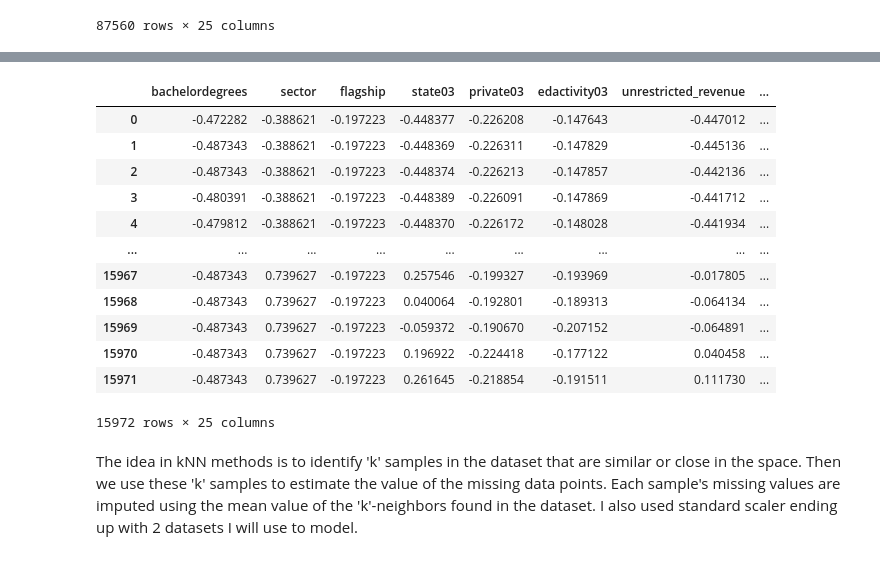
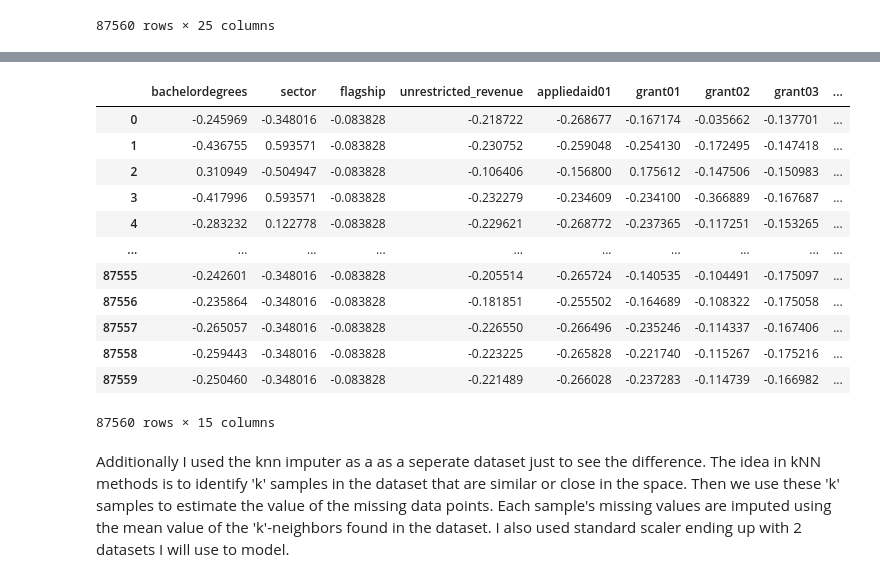
Before and after one commit to Jagac/ML-Repo, a Jupyter notebook: ED256/Analysis.ipynb, the cells around one changed output, grey strips where cells are left out. Cells and saved outputs as stored; diff of their text form; code cells hidden in the pictures.

```diff
--- a/ED256/Analysis.ipynb
+++ b/ED256/Analysis.ipynb
@@ -123,6 +142,11 @@ dtype: int64
 # %%
 # Dropping
-df_subset = df_subset.dropna(subset=['bachelordegrees'],how='all')
-df_subset = df_subset.dropna(subset=['state03'],how='all')
-df_subset.isnull().sum()
+df_subset = df[['bachelordegrees','sector','flagship',
+                'unrestricted_revenue','appliedaid01',
+                'grant01','grant02','grant03','grant07',
+                'institutional_grant_aid',
+               'any_aid_num','loan_num','acadsupp01','studserv01'
+               ,'total_enrollment_amin_tot'
+               ]]
+msno.bar(df_subset)
 # %% [output]
@@ -161,33 +166,35 @@ The standard scaler (z = (x - u) / s) standardizes features by removing the mean
 # %%
+# Implementing Iterative Imputer
 imp = IterativeImputer(max_iter = 30, initial_strategy='median',
                       imputation_order = 'roman',sample_posterior=False)
 df_mice = imp.fit_transform(df_subset)
+# Scaling
 scaler = StandardScaler()
 df_mice = scaler.fit_transform(df_mice)
-df_mice = pd.DataFrame(df_mice, columns = ['bachelordegrees','sector','flagship','state03',
-                'private03','edactivity03','unrestricted_revenue','appliedaid01',
-                'grant01','grant02','grant03','grant05','grant06','grant07',
+# Convert to dataframe
+df_mice = pd.DataFrame(df_mice, columns = ['bachelordegrees','sector','flagship',
+                'unrestricted_revenue','appliedaid01',
+                'grant01','grant02','grant03','grant07',
                 'institutional_grant_aid',
-               'any_aid_num','loan_num','acadsupp01','acadsupp01_fasb','acadsupp02','studserv01',
-               'studserv01_fasb','ftretention_rate','total_enrollment_amin_tot',
-               'dependent1'])
+               'any_aid_num','loan_num','acadsupp01','studserv01'
+               ,'total_enrollment_amin_tot'])
 df_mice
 # %% [output]
-|  | bachelordegrees | sector | flagship | state03 | private03 | edactivity03 | unrestricted_revenue | ... |
-| 0 | -0.472282 | -0.388621 | -0.197223 | -0.448377 | -0.226208 | -0.147643 | -0.447012 | ... |
-| 1 | -0.487343 | -0.388621 | -0.197223 | -0.448369 | -0.226311 | -0.147829 | -0.445136 | ... |
-| 2 | -0.487343 | -0.388621 | -0.197223 | -0.448374 | -0.226213 | -0.147857 | -0.442136 | ... |
-| 3 | -0.480391 | -0.388621 | -0.197223 | -0.448389 | -0.226091 | -0.147869 | -0.441712 | ... |
-| 4 | -0.479812 | -0.388621 | -0.197223 | -0.448370 | -0.226172 | -0.148028 | -0.441934 | ... |
-| ... | ... | ... | ... | ... | ... | ... | ... | ... |
-| 15967 | -0.487343 | 0.739627 | -0.197223 | 0.257546 | -0.199327 | -0.193969 | -0.017805 | ... |
-| 15968 | -0.487343 | 0.739627 | -0.197223 | 0.040064 | -0.192801 | -0.189313 | -0.064134 | ... |
-| 15969 | -0.487343 | 0.739627 | -0.197223 | -0.059372 | -0.190670 | -0.207152 | -0.064891 | ... |
-| 15970 | -0.487343 | 0.739627 | -0.197223 | 0.196922 | -0.224418 | -0.177122 | 0.040458 | ... |
-| 15971 | -0.487343 | 0.739627 | -0.197223 | 0.261645 | -0.218854 | -0.191511 | 0.111730 | ... |
+|  | bachelordegrees | sector | flagship | unrestricted_revenue | appliedaid01 | grant01 | grant02 | grant03 | ... |
+| 0 | -0.245969 | -0.348016 | -0.083828 | -0.218722 | -0.268677 | -0.167174 | -0.035662 | -0.137701 | ... |
+| 1 | -0.436755 | 0.593571 | -0.083828 | -0.230752 | -0.259048 | -0.254130 | -0.172495 | -0.147418 | ... |
+| 2 | 0.310949 | -0.504947 | -0.083828 | -0.106406 | -0.156800 | 0.175612 | -0.147506 | -0.150983 | ... |
+| 3 | -0.417996 | 0.593571 | -0.083828 | -0.232279 | -0.234609 | -0.234100 | -0.366889 | -0.167687 | ... |
+| 4 | -0.283232 | 0.122778 | -0.083828 | -0.229621 | -0.268772 | -0.237365 | -0.117251 | -0.153265 | ... |
+| ... | ... | ... | ... | ... | ... | ... | ... | ... | ... |
+| 87555 | -0.242601 | -0.348016 | -0.083828 | -0.205514 | -0.265724 | -0.140535 | -0.104491 | -0.175097 | ... |
+| 87556 | -0.235864 | -0.348016 | -0.083828 | -0.181851 | -0.255502 | -0.164689 | -0.108322 | -0.175058 | ... |
+| 87557 | -0.265057 | -0.348016 | -0.083828 | -0.226550 | -0.266496 | -0.235246 | -0.114337 | -0.167406 | ... |
+| 87558 | -0.259443 | -0.348016 | -0.083828 | -0.223225 | -0.265828 | -0.221740 | -0.115267 | -0.175216 | ... |
+| 87559 | -0.250460 | -0.348016 | -0.083828 | -0.221489 | -0.266028 | -0.237283 | -0.114739 | -0.166982 | ... |
-15972 rows × 25 columns
+87560 rows × 15 columns
 # %% [markdown]
-The idea in kNN methods is to identify 'k' samples in the dataset that are similar or close in the space. Then we use these 'k' samples to estimate the value of the missing data points. Each sample's missing values are imputed using the mean value of the 'k'-neighbors found in the dataset. I also used standard scaler ending up with 2 datasets I will use to model.
+Additionally I used the knn imputer as a as a seperate dataset just to see the difference. The idea in kNN methods is to identify 'k' samples in the dataset that are similar or close in the space. Then we use these 'k' samples to estimate the value of the missing data points. Each sample's missing values are imputed using the mean value of the 'k'-neighbors found in the dataset. I also used standard scaler ending up with 2 datasets I will use to model.
 # %%
 knn=KNNImputer()
 df_knn = knn.fit_transform(df_subset)
```
Also changed, not shown: parts of 29 cells of this notebook.
